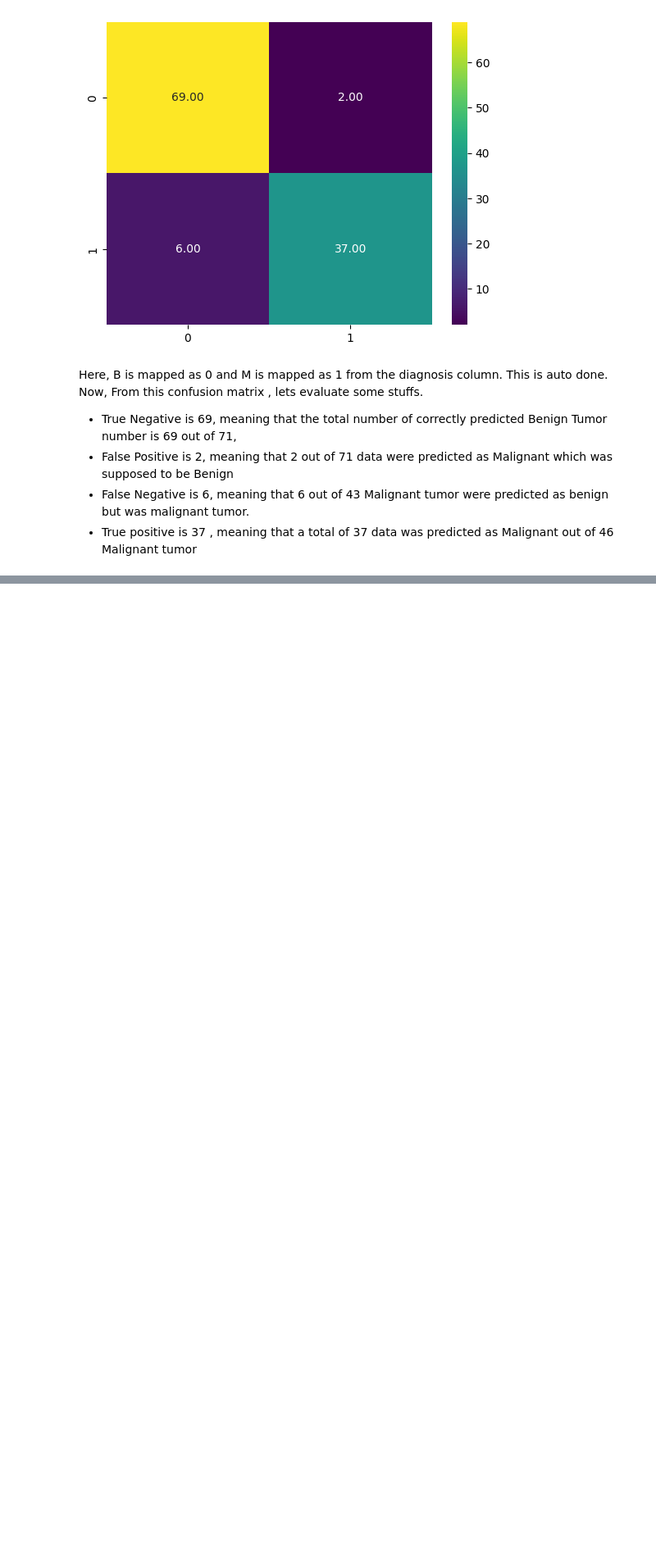
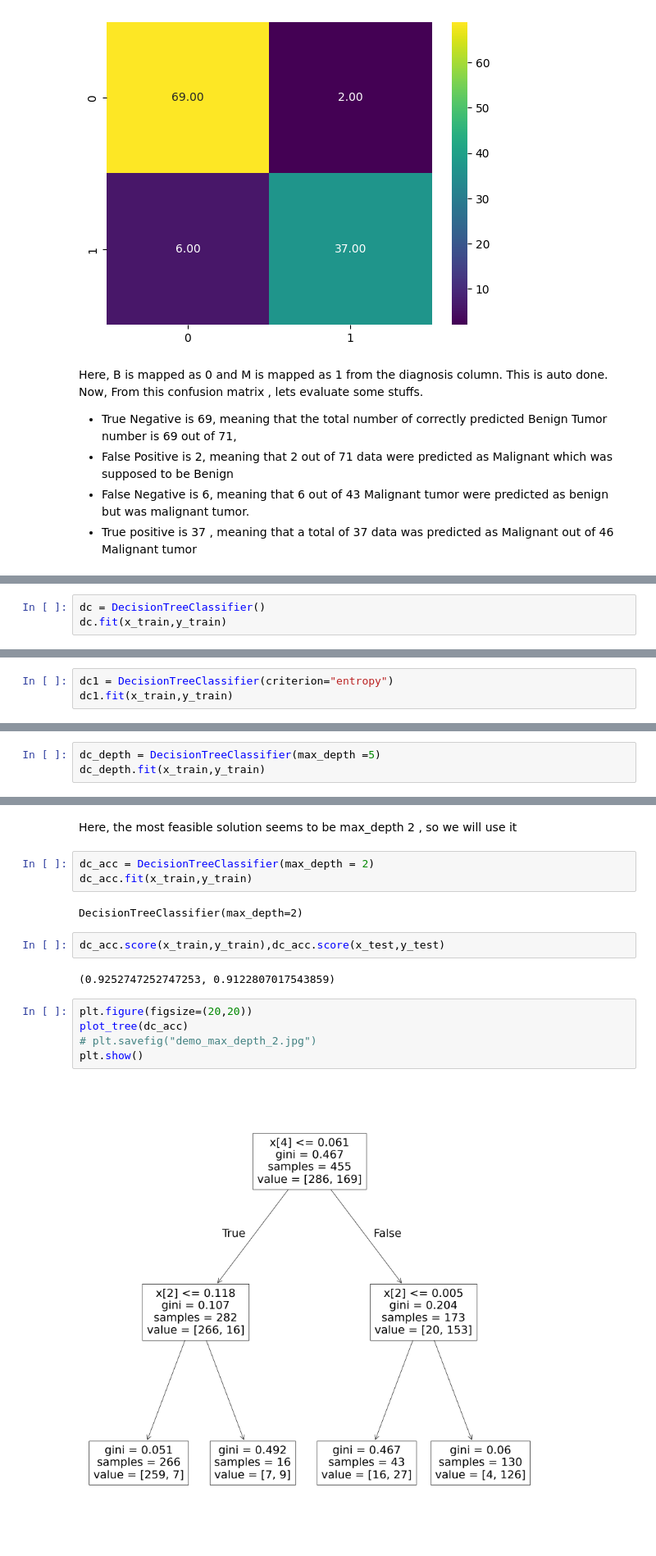
Before and after one commit to hahahang0/MLPracFromKaggle, a Jupyter notebook: BreastCancer/solutions/practical.ipynb, the cells around one changed output, grey strips where cells are left out. Shown at 82% size. Cells and saved outputs as stored; diff of their text form; blank space fills up the shorter version.

Commit message:
2025-03-31 Decision Tree classifier and Naive Bayes GuassianNB

```diff
--- a/BreastCancer/solutions/practical.ipynb
+++ b/BreastCancer/solutions/practical.ipynb
@@ -634,0 +635,3 @@ sns.heatmap(cm_rbf,annot=True,fmt=".2f",cmap="viridis")
+# %%
+dc = DecisionTreeClassifier()
+dc.fit(x_train,y_train)
@@ -634,0 +646,3 @@ sns.heatmap(cm_rbf,annot=True,fmt=".2f",cmap="viridis")
+# %%
+dc1 = DecisionTreeClassifier(criterion="entropy")
+dc1.fit(x_train,y_train)
@@ -634,0 +656,3 @@ sns.heatmap(cm_rbf,annot=True,fmt=".2f",cmap="viridis")
+# %%
+dc_depth = DecisionTreeClassifier(max_depth =5)
+dc_depth.fit(x_train,y_train)
@@ -634,0 +697,18 @@ sns.heatmap(cm_rbf,annot=True,fmt=".2f",cmap="viridis")
+# %% [markdown]
+<p>Here, the most feasible solution seems to be max_depth 2 , so we will use it </p>
+# %%
+dc_acc = DecisionTreeClassifier(max_depth = 2)
+dc_acc.fit(x_train,y_train)
+# %% [output]
+DecisionTreeClassifier(max_depth=2)
+# %%
+dc_acc.score(x_train,y_train),dc_acc.score(x_test,y_test)
+# %% [output]
+(0.9252747252747253, 0.9122807017543859)
+# %%
+plt.figure(figsize=(20,20))
+plot_tree(dc_acc)
+# plt.savefig("demo_max_depth_2.jpg")
+plt.show()
+# %% [output]
+[figure, added]
```
Also changed, not shown: parts of 26 cells of this notebook.
